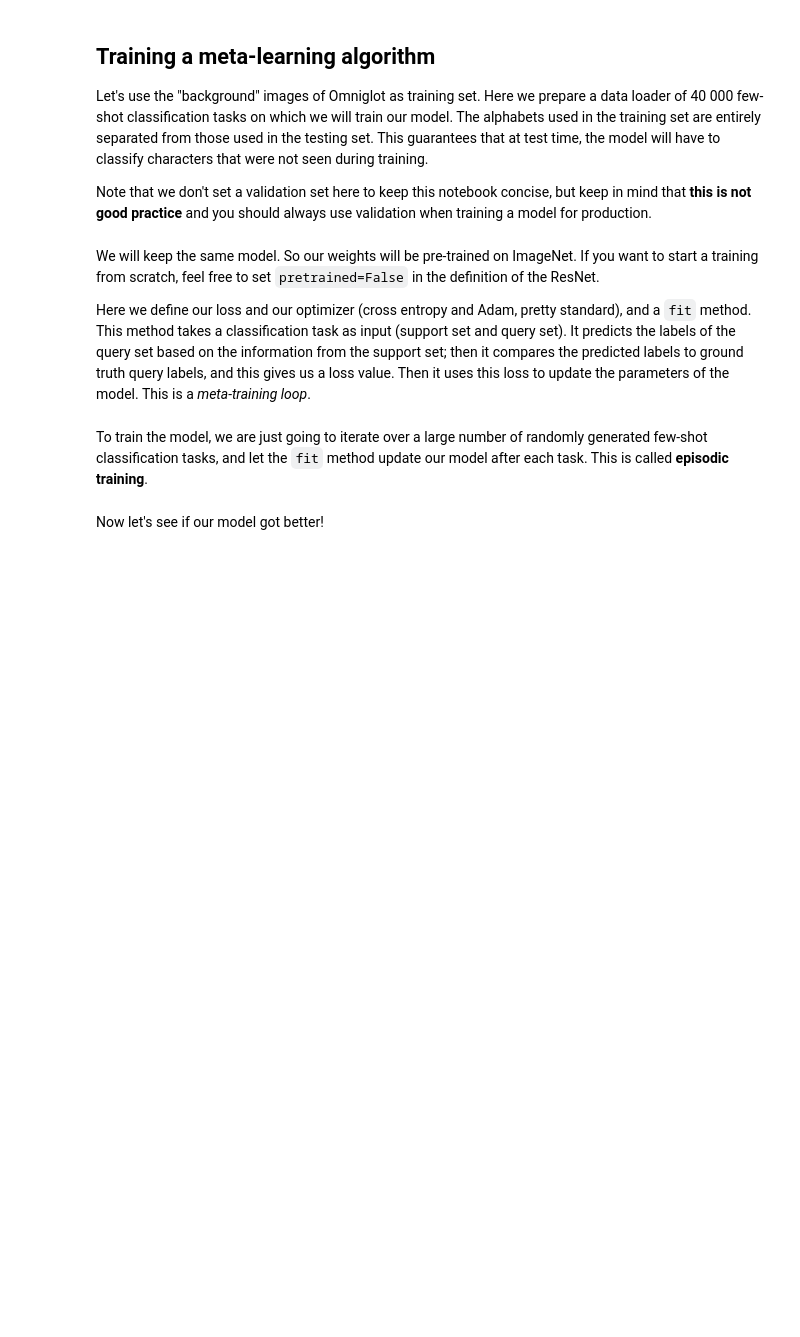
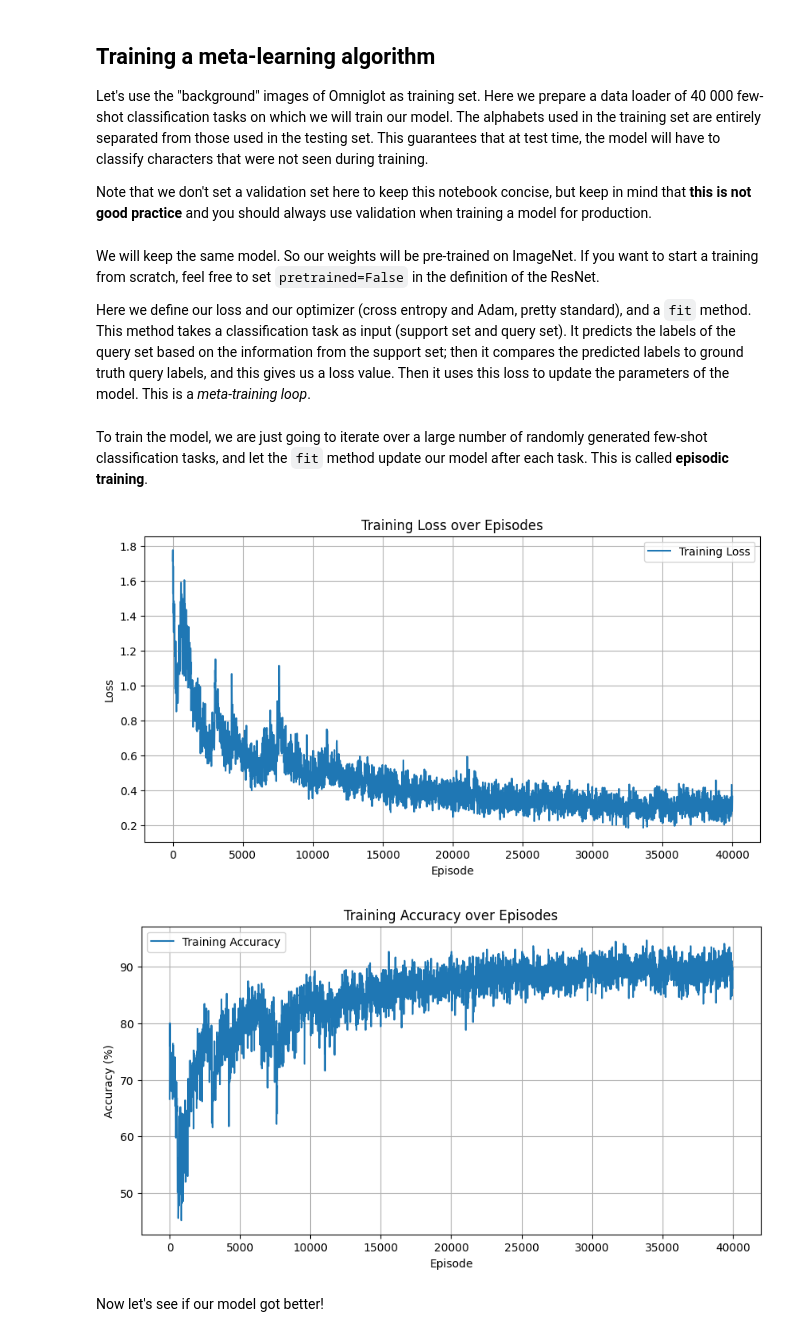
Before and after one commit to JackSerafini/FewShotLearning, a Jupyter notebook: FewShot.ipynb, the cells around one changed output. Drawn from its saved outputs; the diff is of its cells as text; code cells hidden in the pictures; blank space fills up the shorter version.

Commit message:
added comments and plot for loss and accuracy

```diff
--- a/FewShot.ipynb
+++ b/FewShot.ipynb
@@ -372,9 +381,10 @@ def fit(
 To train the model, we are just going to iterate over a large number of randomly generated few-shot classification tasks,
 and let the `fit` method update our model after each task. This is called **episodic training**.
 # %%
-log_update_frequency = 10
+log_update_frequency = 10 # log(loss) updated every 10 episodes
 
 all_loss = []
+accuracies = []
 model.train()
 with tqdm(enumerate(train_loader), total=len(train_loader)) as tqdm_train:
     for episode_index, (
@@ -387,8 +397,45 @@ with tqdm(enumerate(train_loader), total=len(train_loader)) as tqdm_train:
         loss_value = fit(support_images, support_labels, query_images, query_labels)
         all_loss.append(loss_value)
 
-        if episode_index % log_update_frequency == 0:
+        # Calcolo dell'accuratezza sui dati di query
+        with torch.no_grad():
+            correct, total = evaluate_on_one_task(support_images, support_labels, query_images, query_labels)
+            accuracy = 100 * correct / total
+            accuracies.append(accuracy)
+
+        if episode_index % log_update_frequency == 0: # each 10 episodes the progress bar is updated
             tqdm_train.set_postfix(loss=sliding_average(all_loss, log_update_frequency))
+# %%
+# Funzione per creare il grafico della perdita
+def plot_training_loss(all_loss, log_update_frequency):
+    plt.figure(figsize=(10, 5))
+    smoothed_loss = [sum(all_loss[i:i + log_update_frequency]) / log_update_frequency for i in range(0, len(all_loss), log_update_frequency)]
+    plt.plot(range(0, len(all_loss), log_update_frequency), smoothed_loss, label='Training Loss')
+    plt.xlabel('Episode')
+    plt.ylabel('Loss')
+    plt.title('Training Loss over Episodes')
+    plt.legend()
+    plt.grid(True)
+    plt.show()
+
+# Funzione per creare il grafico dell'accuratezza
+def plot_training_accuracy(training_accuracies, log_update_frequency):
+    plt.figure(figsize=(10, 5))
+    smoothed_accuracy = [sum(training_accuracies[i:i + log_update_frequency]) / log_update_frequency for i in range(0, len(training_accuracies), log_update_frequency)]
+    plt.plot(range(0, len(training_accuracies), log_update_frequency), smoothed_accuracy, label='Training Accuracy')
+    plt.xlabel('Episode')
+    plt.ylabel('Accuracy (%)')
+    plt.title('Training Accuracy over Episodes')
+    plt.legend()
+    plt.grid(True)
+    plt.show()
+
+# Visualizzazione del grafico dopo il training
+plot_training_loss(all_loss, log_update_frequency)
+plot_training_accuracy(accuracies, log_update_frequency)
+# %% [output]
+[figure, added]
+[figure, added]
 # %% [markdown]
 Now let's see if our model got better!
 # %%
```
Also changed, not shown: parts of 11 cells of this notebook.
